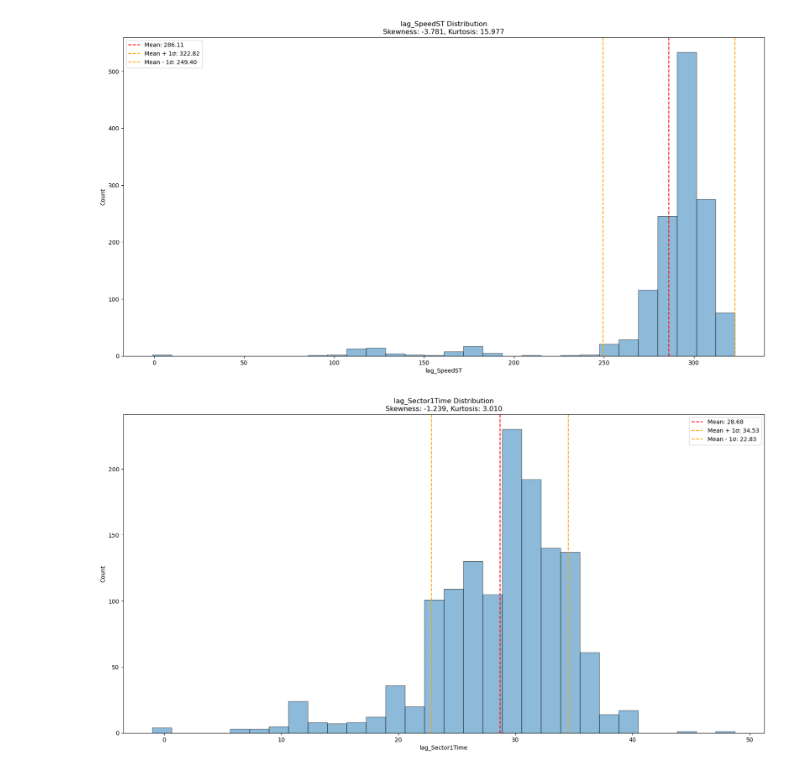
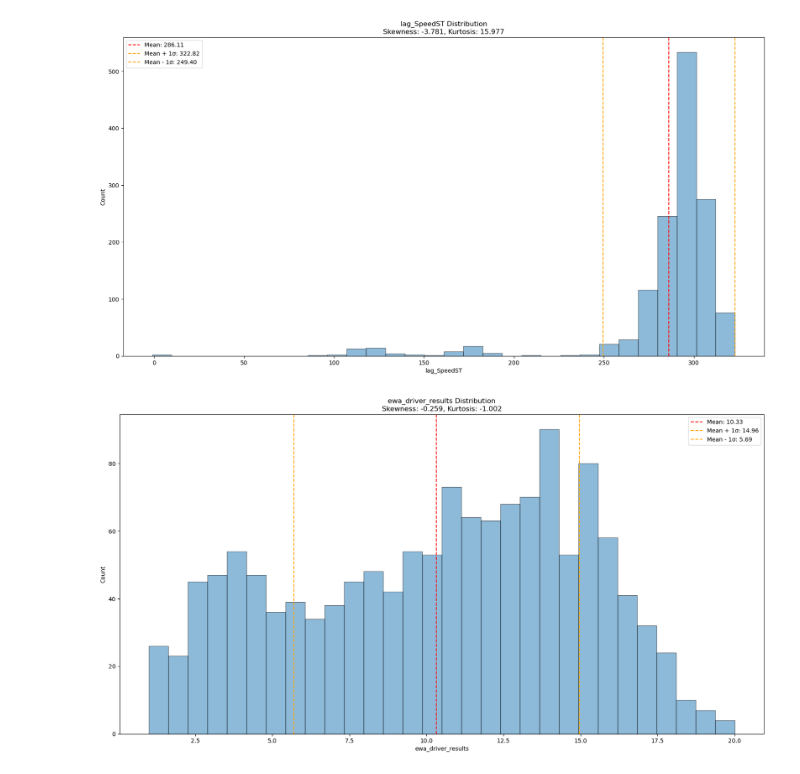
Before and after one commit to rohank36/f1, a Jupyter notebook: experiment.ipynb, the cells around one changed output. Saved outputs shown, nothing was run; the diff lists cells and outputs as text; code cells hidden in the pictures.

```diff
--- a/experiment.ipynb
+++ b/experiment.ipynb
@@ -5,7 +4,7 @@ from Model_v1 import Model_v1
 # %%
 dataset = Dataset_v1("data/train_data.csv","data/test_data.csv")
 dataset.build_features_into_dataset()
-feature_analysis = FeatureAnalysis(dataset)
+analysis = FeatureAnalysis(dataset)
 # %% [output]
 Non numeric features:
  ['BroadcastName', 'TeamName', 'Country', 'Location']
@@ -37,6 +50,6 @@ feature_analysis.plot_prob_dist("lag_SpeedST")
 # %% [output]
 [figure]
 # %%
-feature_analysis.plot_prob_dist("lag_Sector1Time")
+analysis.plot_prob_dist("ewa_driver_results")
 # %% [output]
-[figure, old version]
+[figure, new version]
```
Also changed, not shown: parts of 5 cells of this notebook, 3 other files.
